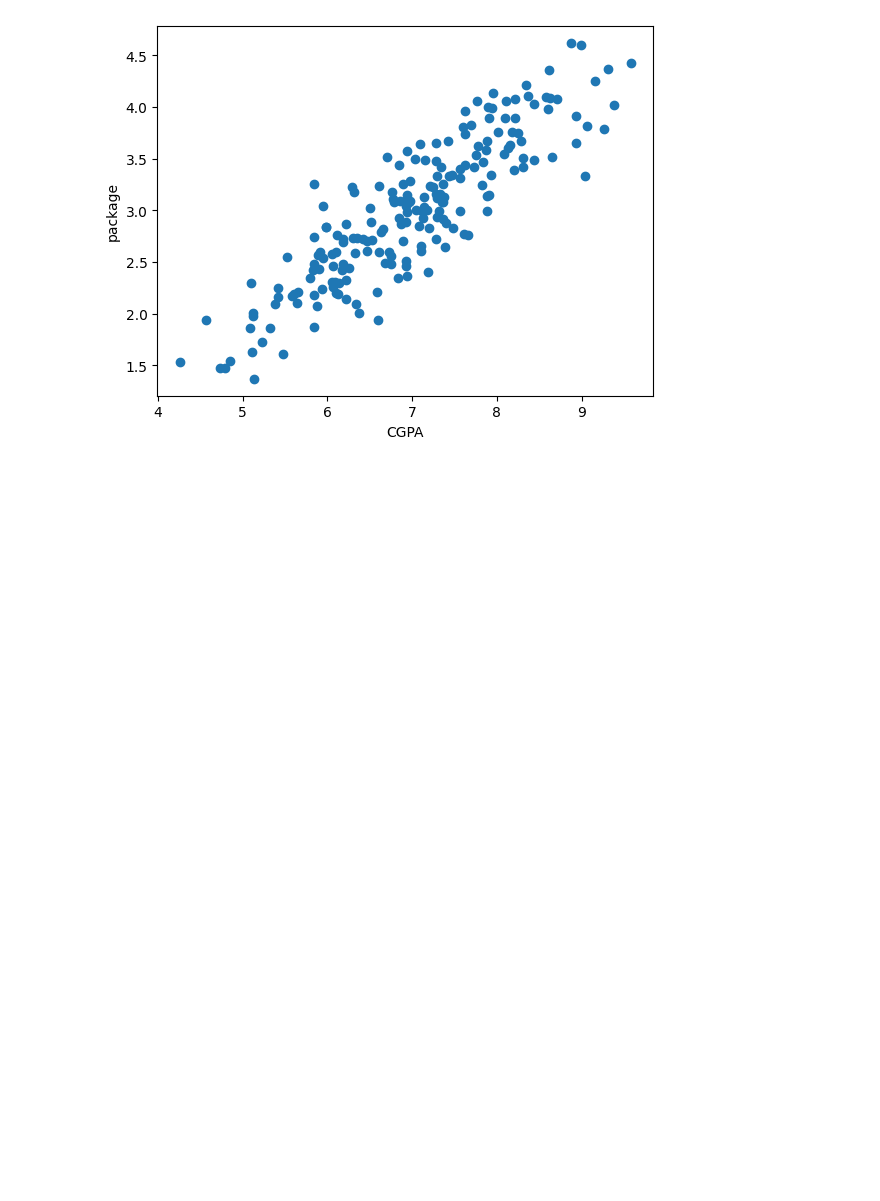
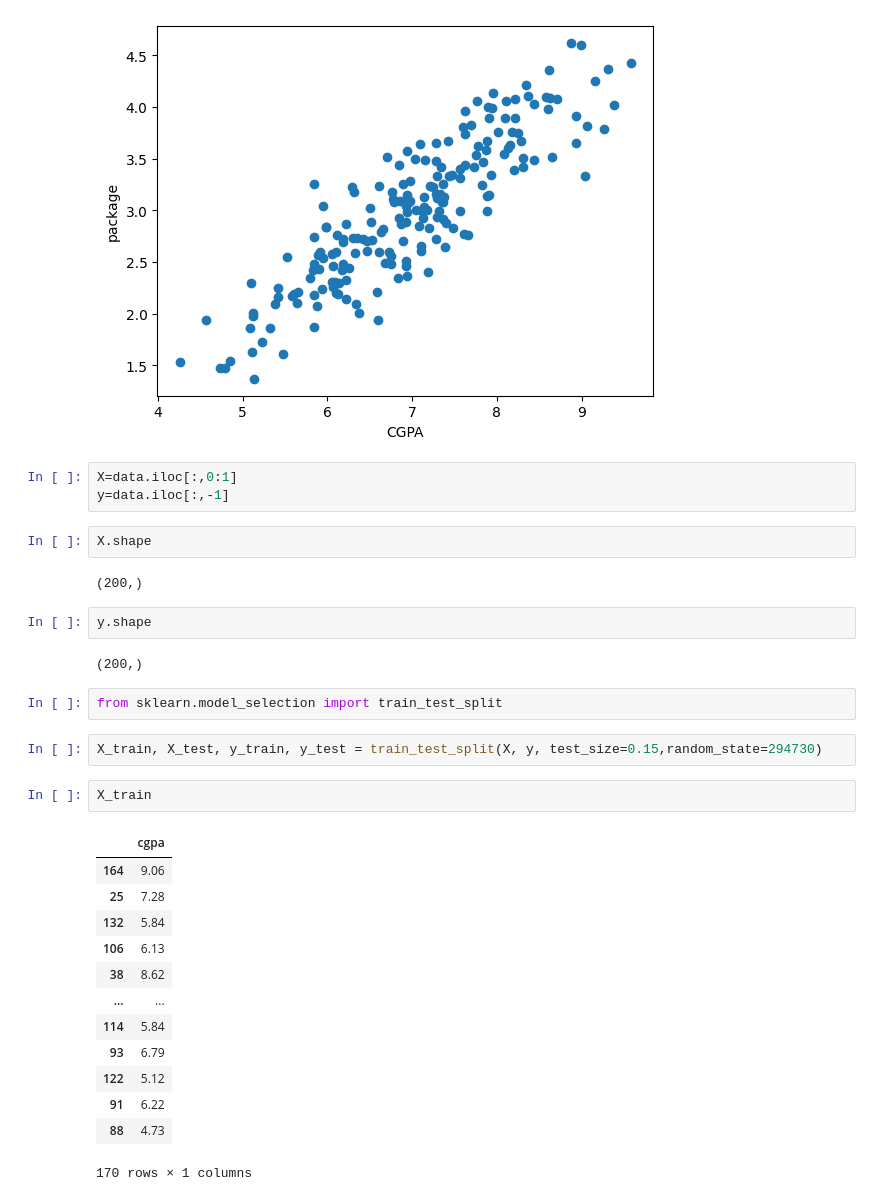
Before and after one commit to sankar0453/complete-machine-learning, a Jupyter notebook: practical_regression.ipynb, the cells around one changed output. Drawn from its saved outputs; the diff is of its cells as text; blank space fills up the shorter version.

```diff
--- a/practical_regression.ipynb
+++ b/practical_regression.ipynb
@@ -55,3 +55,34 @@ plt.ylabel("package")
 # %% [output]
 Text(0, 0.5, 'package')
 [figure]
+# %%
+X=data.iloc[:,0:1]
+y=data.iloc[:,-1]
+# %%
+X.shape
+# %% [output]
+(200,)
+# %%
+y.shape
+# %% [output]
+(200,)
+# %%
+from sklearn.model_selection import train_test_split
+# %%
+X_train, X_test, y_train, y_test = train_test_split(X, y, test_size=0.15,random_state=294730)
+# %%
+X_train
+# %% [output]
+|  | cgpa |
+| 164 | 9.06 |
+| 25 | 7.28 |
+| 132 | 5.84 |
+| 106 | 6.13 |
+| 38 | 8.62 |
+| ... | ... |
+| 114 | 5.84 |
+| 93 | 6.79 |
+| 122 | 5.12 |
+| 91 | 6.22 |
+| 88 | 4.73 |
+170 rows × 1 columns
```
Also changed, not shown: parts of 23 cells of this notebook.
